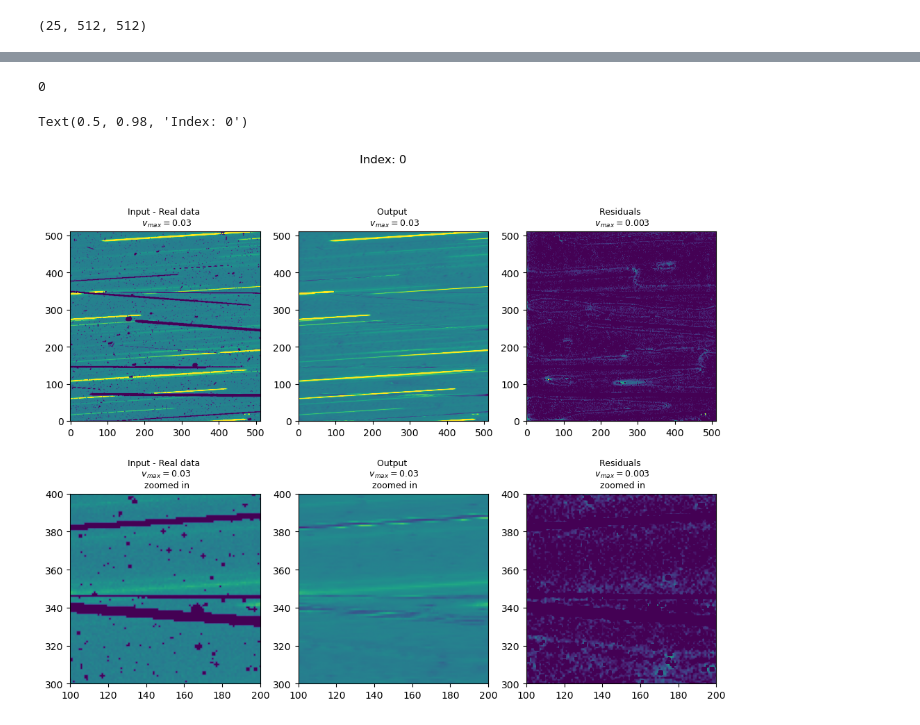
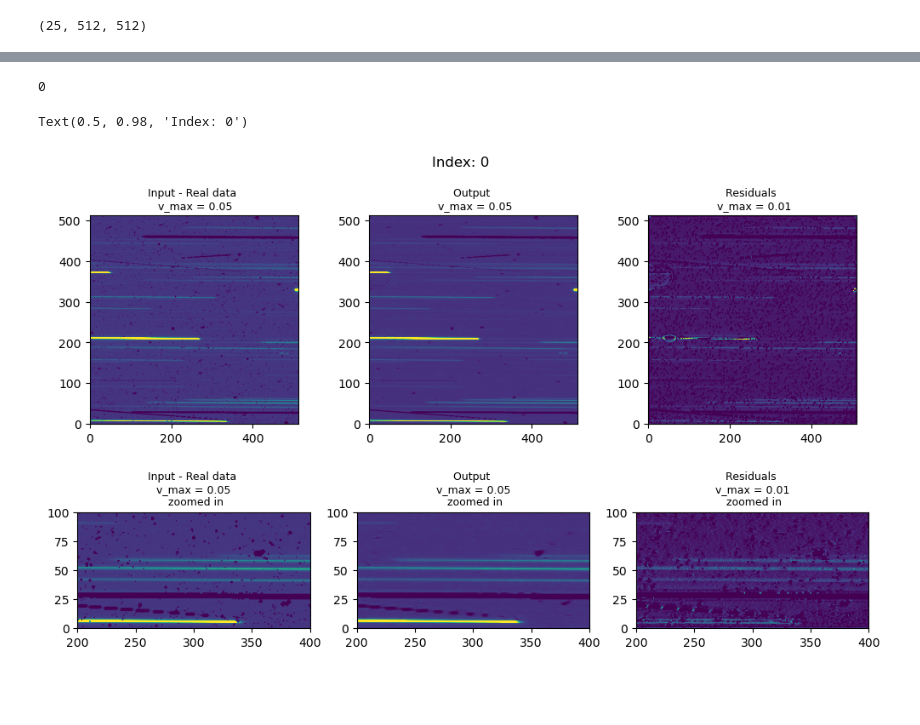
Before and after one commit to nicolofiaba/master-thesis-codes, a Jupyter notebook: codes/unet_testing_real_data.ipynb, the cells around one changed output, grey strips where cells are left out. Drawn from its saved outputs; the diff is of its cells as text; code cells hidden in the pictures; blank space fills up the shorter version.

```diff
--- a/codes/unet_testing_real_data.ipynb
+++ b/codes/unet_testing_real_data.ipynb
@@ -162,7 +170,7 @@ frame = G.new_spec_frame(ra=200, dec=0, pa=0)
 # %% [output]
 '\nframe = G.new_spec_frame(ra=200, dec=0, pa=0)\n'
 # %%
-ra_el, dec_el = frame.pixel_to_radec(x=102, y=30, det=0, wavelength=15500)
+ra_el, dec_el = frame.pixel_to_radec(x=50, y=80, det=0, wavelength=15500)
 # %%
 ra_el, dec_el
 # %% [output]
@@ -193,7 +201,7 @@ continuum_wavelength = np.linspace(12000, 19000, 100)
 from astropy.modeling.models import Gaussian1D
 
 amp = 3
-sigma = 200
+sigma = 10
 
 g = Gaussian1D(amplitude=amp, mean=15500, stddev=sigma)
 gauss_emission_line = g(continuum_wavelength)
@@ -244,6 +252,7 @@ plt.ylim(0, 250)
 # %%
 img_nomask = img.copy()
 mask = np.isnan(img_nomask).astype(np.float32)
+img_nomask[mask == 1] = np.nan
 
 x_max = np.nanmax(img_nomask)
 x_min = np.nanmin(img_nomask)
@@ -321,10 +334,10 @@ TensorShape([25, 512, 512, 2])
 # %%
 from keras.models import load_model
-saved_model = load_model('/scratch/astro/nicolo.fiaba/trained_models/denoise_attention_unet_model_RGS180_4.h5', compile=False)
+saved_model = load_model('/scratch/astro/nicolo.fiaba/trained_models/test_att_wrong.h5', compile=False)
 
 saved_model.compile(optimizer=tf.keras.optimizers.Adam(learning_rate=1e-4),
-                  loss='mse',
-                  metrics="mse")
+                  loss='mae',
+                  metrics="mae")
 # %%
 nan_count = np.isnan(test_img).sum()
 print(nan_count, "NaN pixels need to be set to 0")
@@ -346,34 +373,35 @@ TensorShape([25, 512, 512])
 # %%
 index = 0
 print(index)
 
-fig, axs = plt.subplots(2, 3, figsize=(12,9))
+fig, axs = plt.subplots(2, 3, figsize=(12,7))
 lis = [test_img[...,0], pred_trained, test_img[...,0]-pred_trained]
-titles = ['Input - Real data \n $v_{max} = 0.03$', 'Output \n $v_{max} = 0.03$', 'Residuals \n $v_{max} = 0.003$']
-vmax_s = [0.02, 0.02, 0.003]
+vmax_s = [0.05, 0.05, 0.01]
+vmin_s = [0, 0.0, 0.0]
+titles = [f'Input - Real data \n v_max = {vmax_s[0]}', f'Output \n v_max = {vmax_s[1]}', f'Residuals \n v_max = {vmax_s[2]}']
 
 for i, ax in enumerate(axs.flatten()[:3]):
-    ax.imshow(lis[i][index], aspect=1, origin='lower', vmin=0, vmax=vmax_s[i])
+    ax.imshow(lis[i][index], aspect=1, origin='lower', vmin=vmin_s[i], vmax=vmax_s[i])
     ax.set_title(titles[i], fontsize=9)
     # ax.set_xlim(300, 400)
     # ax.set_ylim(400, 500)
 
-uncolored_circle = plt.Circle((333, 447 ), 10, fill = False, color='white', label='Emission line?')
+# uncolored_circle = plt.Circle((333, 447 ), 10, fill = False, color='white', label='Emission line?')
 
 for i, ax in enumerate(axs.flatten()[3:]):
-    ax.imshow(lis[i][index], aspect=1, vmin=0, vmax=vmax_s[i], origin='lower')
+    ax.imshow(lis[i][index], aspect=1, vmin=vmin_s[i], vmax=vmax_s[i], origin='lower')
     ax.set_title(titles[i]+' \n zoomed in', fontsize=9)
-    ax.set_xlim(100, 200)
-    ax.set_ylim(300, 400)
+    ax.set_xlim(200, 400)
+    ax.set_ylim(0, 100)
 
 # axs.flatten()[-1].add_artist(uncolored_circle)
 plt.suptitle("Index: {}".format(index))
 # plt.legend()
-# plt.savefig('images/att_UNET_test_realdata.png')
+# plt.savefig('EL_att_UNET_test_realdata.png')
 # %% [output]
 0
 Text(0.5, 0.98, 'Index: 0')
-[figure, old version]
+[figure, new version]
 # %%
 flatten_diff = tf.reshape(test_img[...,0][index]-pred_trained[index], [-1])
 # %%
```
Also changed, not shown: parts of 23 cells of this notebook, 10 other files.
